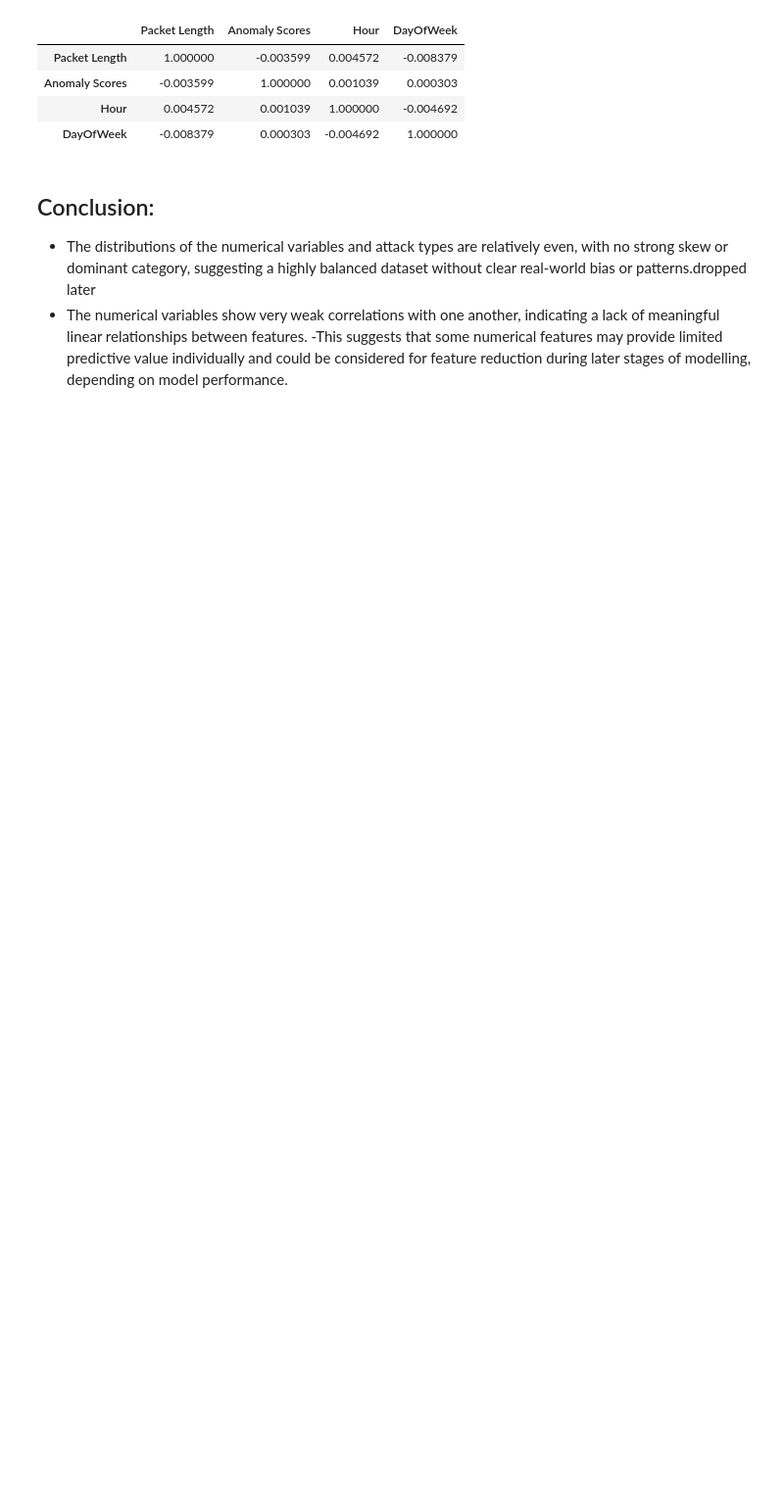
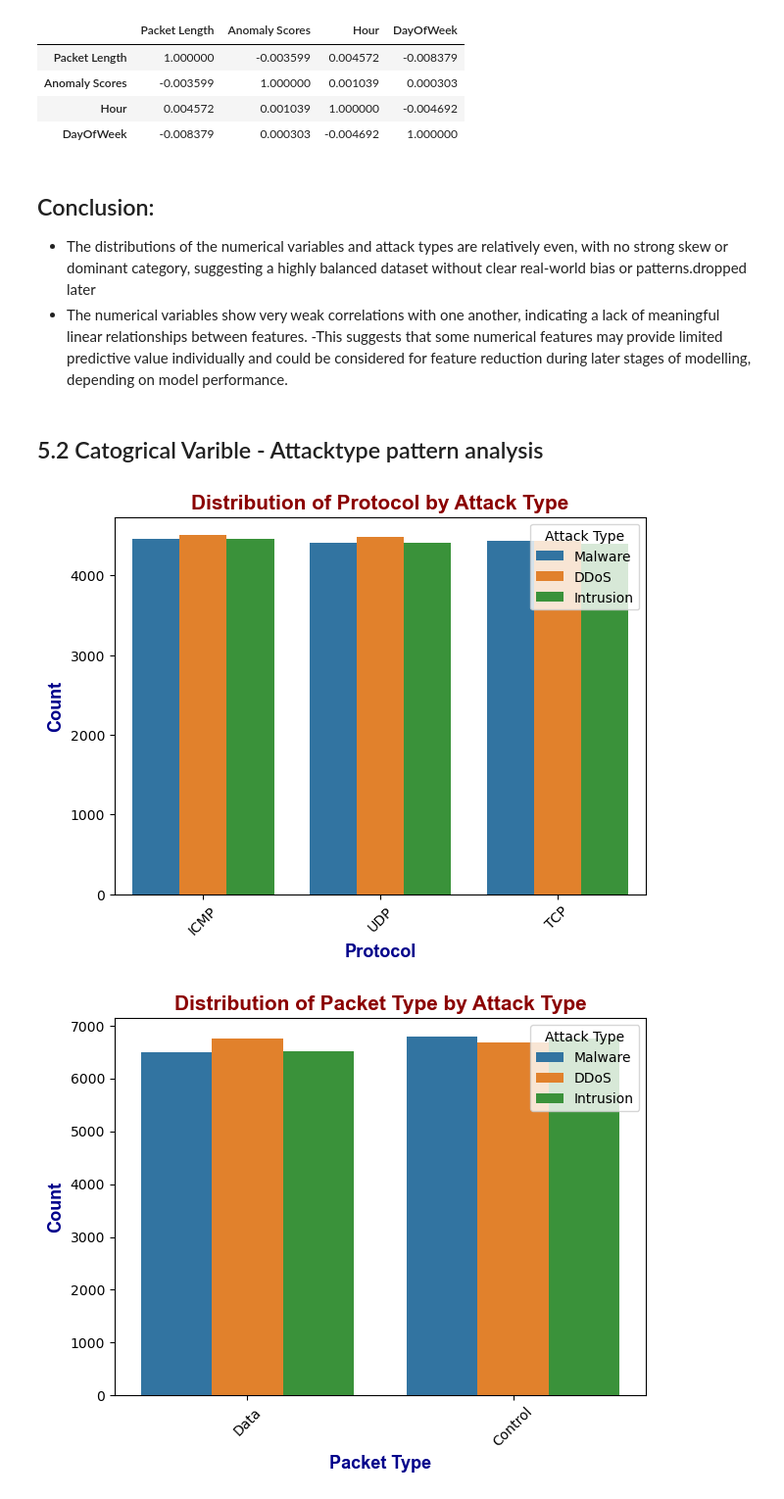
Before and after one commit to quangminh206lnh-collab/Network-attack-type-prediction-, a Jupyter notebook: notebooks/cybersecurity_analysis.ipynb, the cells around one changed output. Shown at 98% size. Drawn from its saved outputs; the diff is of its cells as text; code cells hidden in the pictures; blank space fills up the shorter version.

```diff
--- a/notebooks/cybersecurity_analysis.ipynb
+++ b/notebooks/cybersecurity_analysis.ipynb
@@ -637,3 +626,41 @@ df[numeric_var].corr()
 - The distributions of the numerical variables and attack types are relatively even, with no strong skew or dominant category, suggesting a highly balanced dataset without clear real-world bias or patterns.dropped later
 - The numerical variables show very weak correlations with one another, indicating a lack of meaningful linear relationships between features.
 -This suggests that some numerical features may provide limited predictive value individually and could be considered for feature reduction during later stages of modelling, depending on model performance.
+# %% [markdown]
+## 5.2 Catogrical Varible - Attacktype pattern analysis
+# %%
+title_font = {
+    "family": "arial",
+    "color": "darkred",
+    "weight": "bold",
+    "size": 15
+}
+
+axis_font = {
+    "family": "arial",
+    "color": "darkblue",
+    "weight": "bold",
+    "size": 13
+}
+
+categorical_var.remove("Geo-location Data")
+
+for i in categorical_var:
+
+    plt.figure(figsize=(7,5))
+
+    sns.countplot(
+        data=df,
+        x=i,
+        hue="Attack Type"
+    )
+
+    plt.title(f"Distribution of {i} by Attack Type", fontdict=title_font)
+    plt.xlabel(i, fontdict=axis_font)
+    plt.ylabel("Count", fontdict=axis_font)
+
+    plt.xticks(rotation=45)
+    plt.show()
+# %% [output]
+[figure, added]
+[figure, added]
```
Also changed, not shown: parts of 7 cells of this notebook.
